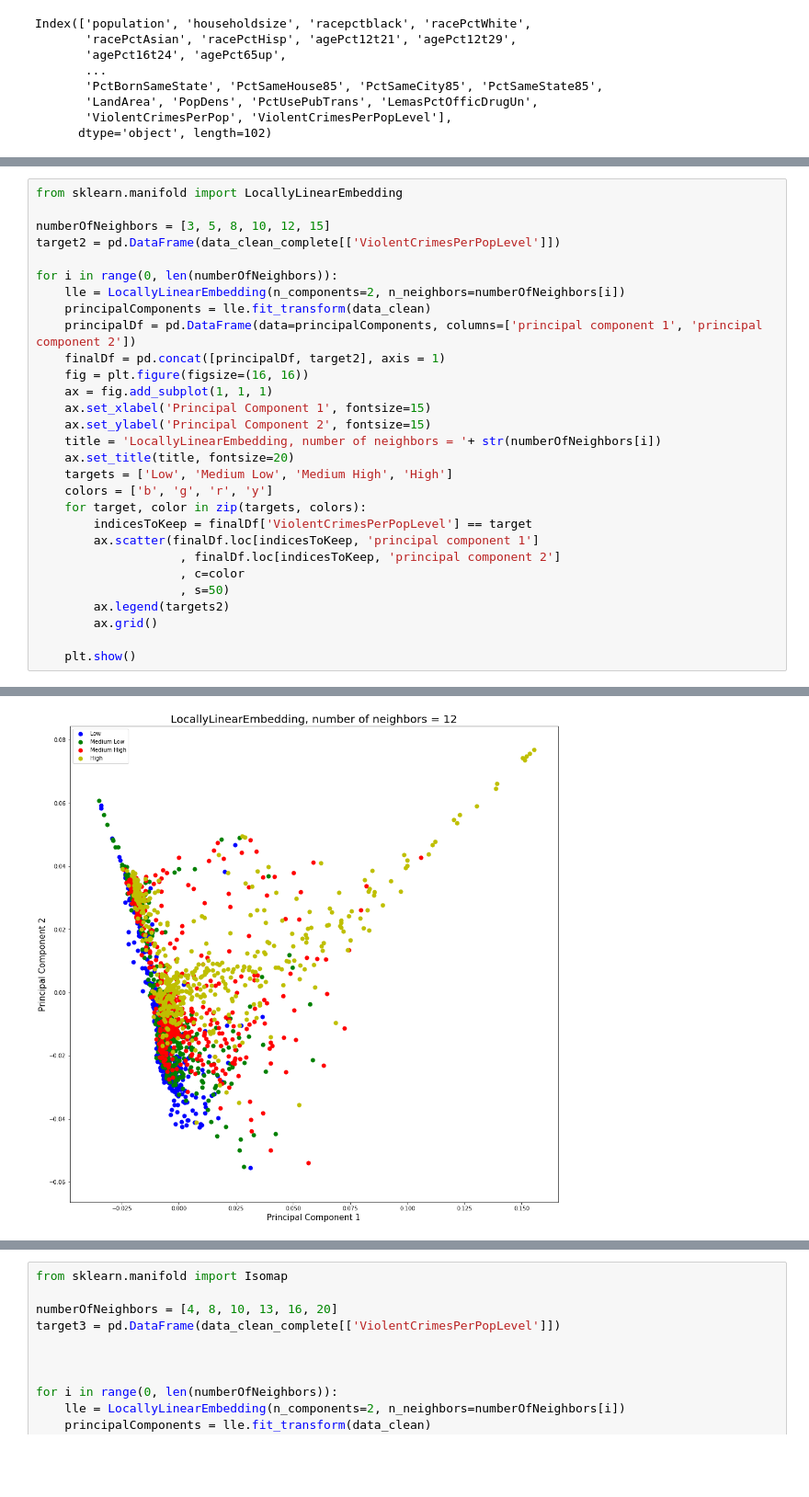
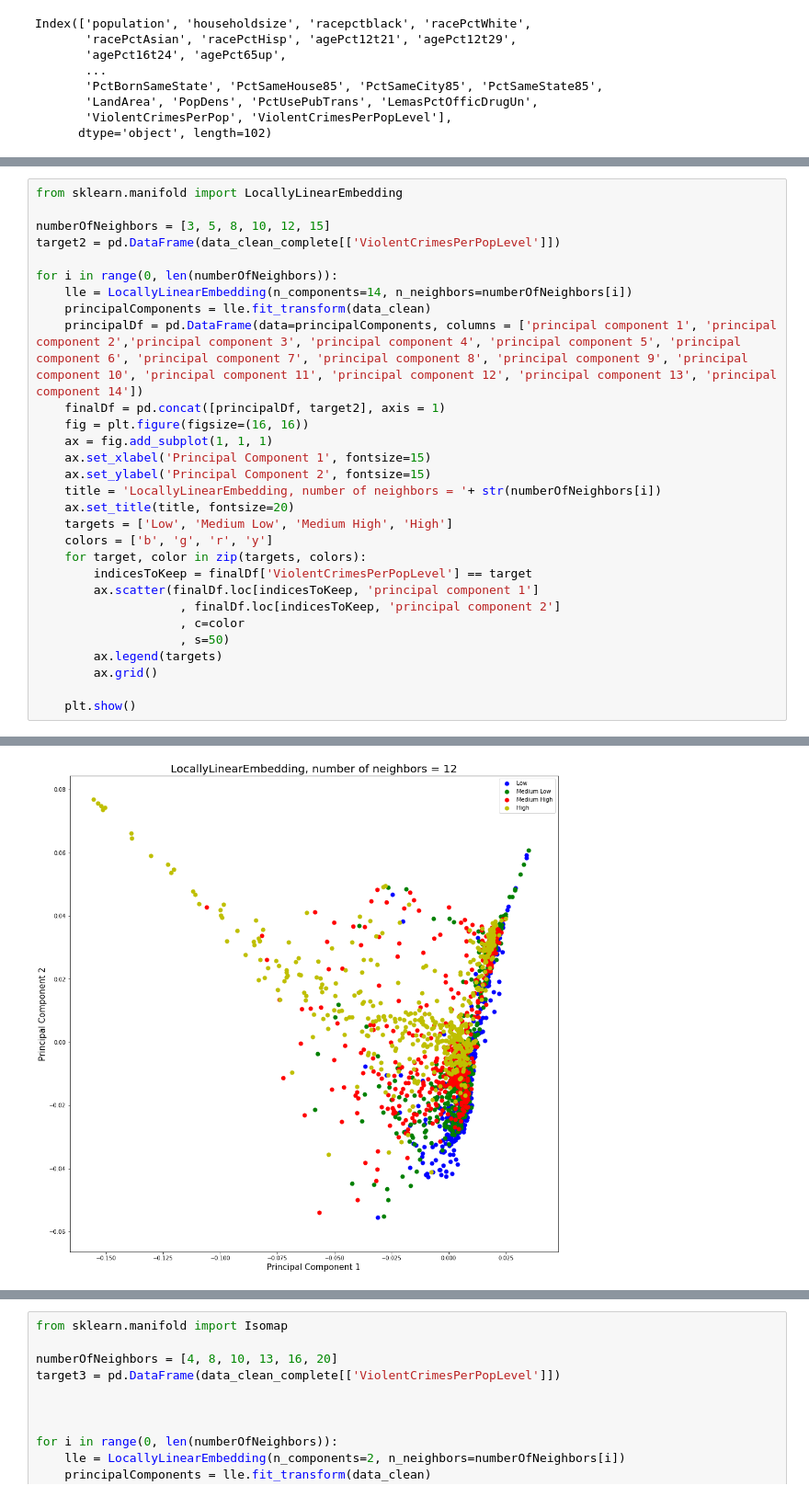
Before and after one commit to LpineA/data_analysis_project_communities, a Jupyter notebook: Multivariate_data.ipynb, the cells around one changed output, grey strips where cells are left out. Shown at 92% size. Cells and saved outputs as stored; diff of their text form; blank space fills up the shorter version.

```diff
--- a/Multivariate_data.ipynb
+++ b/Multivariate_data.ipynb
@@ -255,9 +247,9 @@ numberOfNeighbors = [3, 5, 8, 10, 12, 15]
 target2 = pd.DataFrame(data_clean_complete[['ViolentCrimesPerPopLevel']])
 
 for i in range(0, len(numberOfNeighbors)):
-    lle = LocallyLinearEmbedding(n_components=2, n_neighbors=numberOfNeighbors[i])
+    lle = LocallyLinearEmbedding(n_components=14, n_neighbors=numberOfNeighbors[i])
     principalComponents = lle.fit_transform(data_clean)
-    principalDf = pd.DataFrame(data=principalComponents, columns=['principal component 1', 'principal component 2'])
+    principalDf = pd.DataFrame(data=principalComponents, columns = ['principal component 1', 'principal component 2','principal component 3', 'principal component 4', 'principal component 5', 'principal component 6', 'principal component 7', 'principal component 8', 'principal component 9', 'principal component 10', 'principal component 11', 'principal component 12', 'principal component 13', 'principal component 14'])
     finalDf = pd.concat([principalDf, target2], axis = 1)
     fig = plt.figure(figsize=(16, 16))
     ax = fig.add_subplot(1, 1, 1)
@@ -273,7 +265,7 @@ for i in range(0, len(numberOfNeighbors)):
                     , finalDf.loc[indicesToKeep, 'principal component 2']
                     , c=color
                     , s=50)
-        ax.legend(targets2)
+        ax.legend(targets)
         ax.grid()
 
     plt.show()
@@ -285 +277 @@ for i in range(0, len(numberOfNeighbors)):
-[figure, old version]
+[figure, new version]
```
Also changed, not shown: parts of 10 cells of this notebook.
